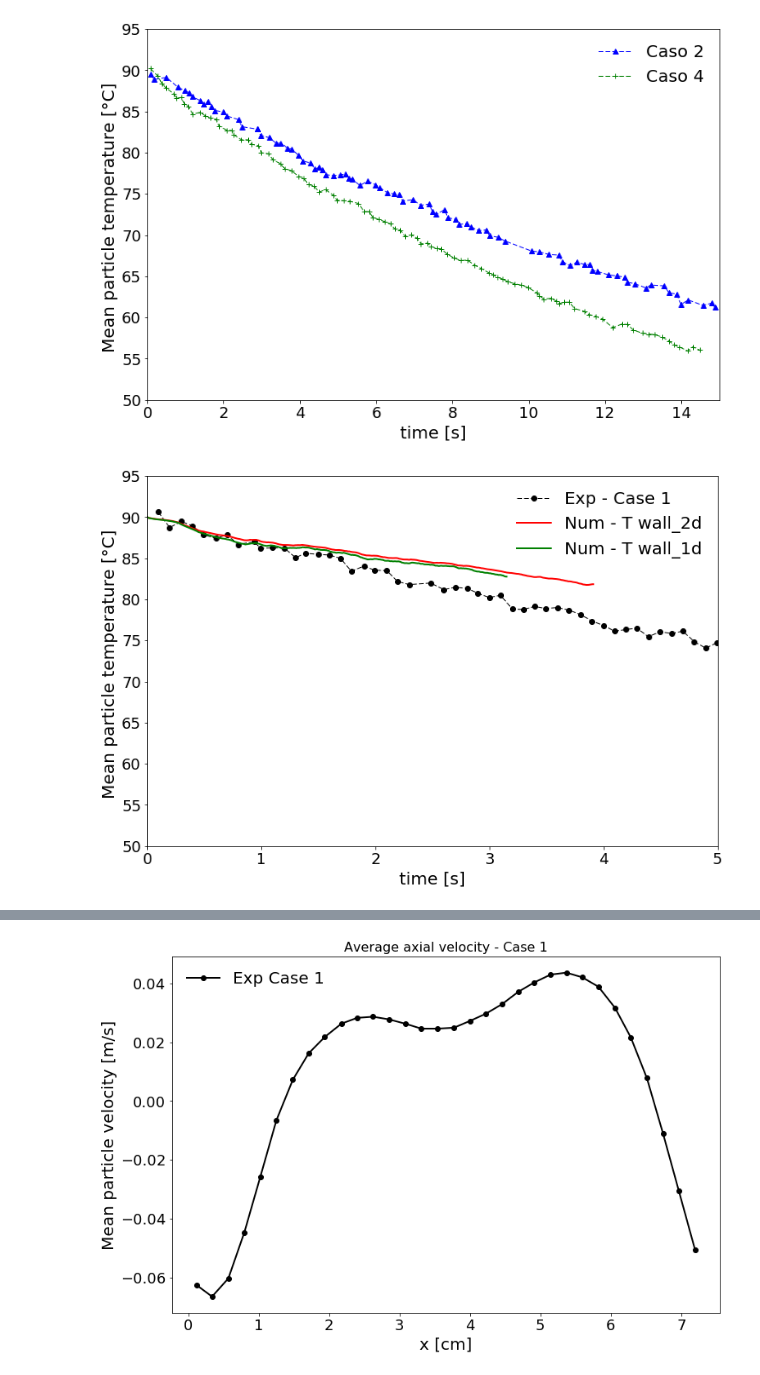
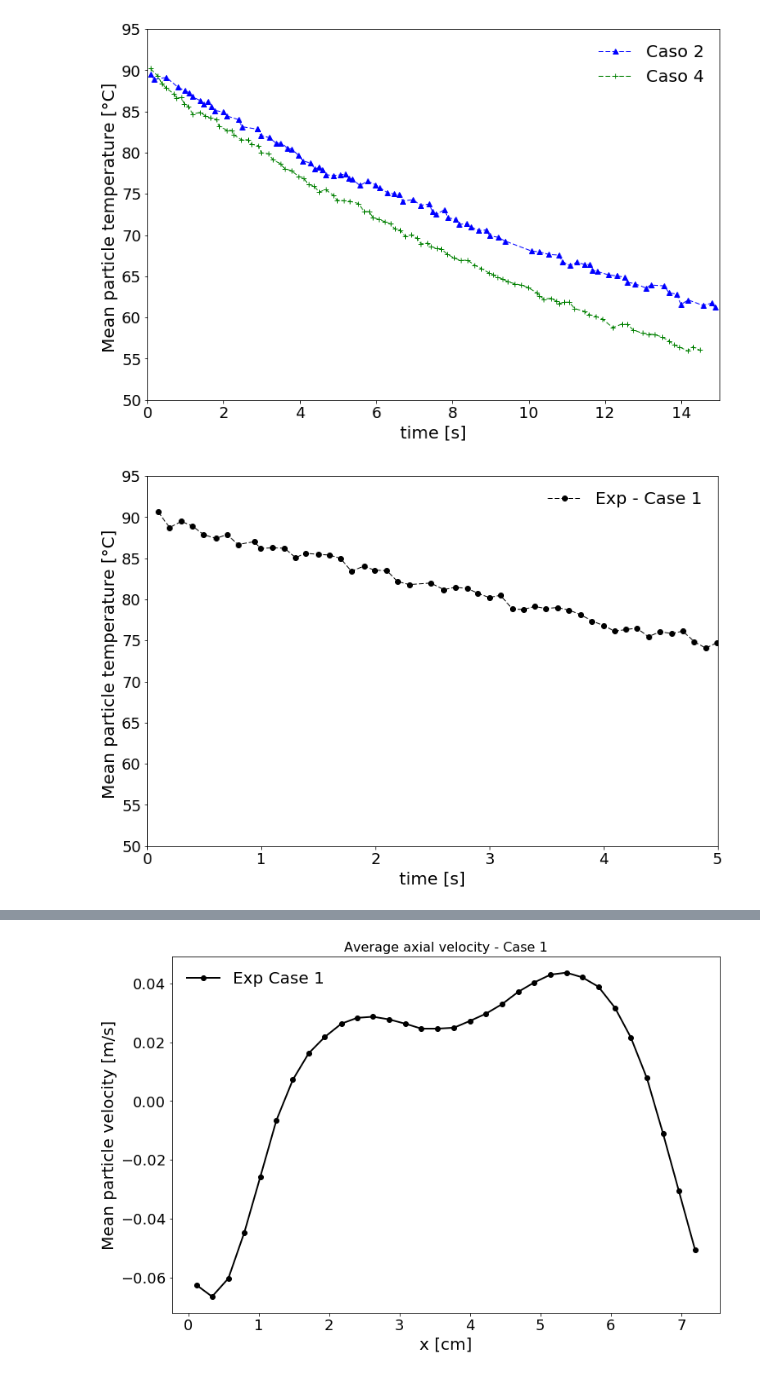
Before and after one commit to lucillalmeida/doutorado-validacoes, a Jupyter notebook: fluidized-bed-patil/Patil-pseudo-2-d-fluidized-bed.ipynb, the cells around one changed output, grey strips where cells are left out. Drawn from its saved outputs; the diff is of its cells as text; code cells hidden in the pictures.

```diff
--- a/fluidized-bed-patil/Patil-pseudo-2-d-fluidized-bed.ipynb
+++ b/fluidized-bed-patil/Patil-pseudo-2-d-fluidized-bed.ipynb
@@ -328,19 +316,19 @@ plt.show()
 # %%
 plt.plot(time_case1,  temp_case1, linestyle = "--", color = "black", marker = 'o', linewidth = 1,label = "Exp - Case 1")
 #plt.plot(time_rocky_case1_eul_Tav1,  temp_rocky_case1_eul_Tav1-273.15, linestyle = "-", color = "green", marker = 'None', linewidth = 2,label = "Num - Ideal Gas")
-plt.plot(time_rocky_case1_eul_Twall,  temp_rocky_case1_eul_Twall-273.15, linestyle = "-", color = "red", marker = 'None', linewidth = 2,label = "Num - T wall_2d")
-plt.plot(time_rocky_case1_eul_Twall_1d,  temp_rocky_case1_eul_Twall_1d-273.15, linestyle = "-", color = "green", marker = 'None', linewidth = 2,label = "Num - T wall_1d")
+#plt.plot(time_rocky_case1_eul_Twall,  temp_rocky_case1_eul_Twall-273.15, linestyle = "-", color = "red", marker = 'None', linewidth = 2,label = "Num - T wall_2d")
+#plt.plot(time_rocky_case1_eul_Twall_1d,  temp_rocky_case1_eul_Twall_1d-273.15, linestyle = "-", color = "green", marker = 'None', linewidth = 2,label = "Num - T wall_1d")
 plt.xlabel("time [s]", fontsize = 20)
 plt.ylabel("Mean particle temperature [\u00B0C] ", fontsize = 20)
 plt.xticks(fontsize = 18)
 plt.yticks(fontsize = 18)
 plt.legend(fontsize = 20, frameon = False, loc = 0)
 plt.xlim(0, 5)
 plt.ylim(50, 95)
 #plt.savefig("bed_temperature.png")
 plt.show()
 # %% [output]
-[figure, old version]
+[figure, new version]
 # %%
 plt.plot(time_case3,  temp_case3, linestyle = "--", color = "black", marker = 'o', linewidth = 1,label = "Exp - Case 3")
 
```
Also changed, not shown: parts of 2 cells of this notebook, 4 other files.
